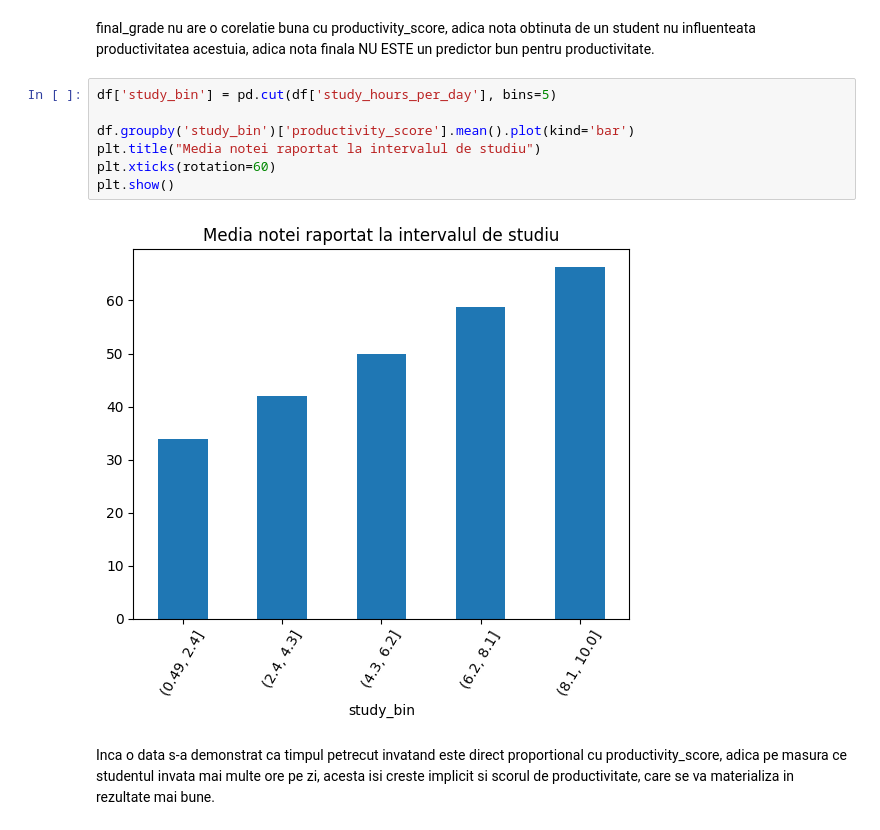
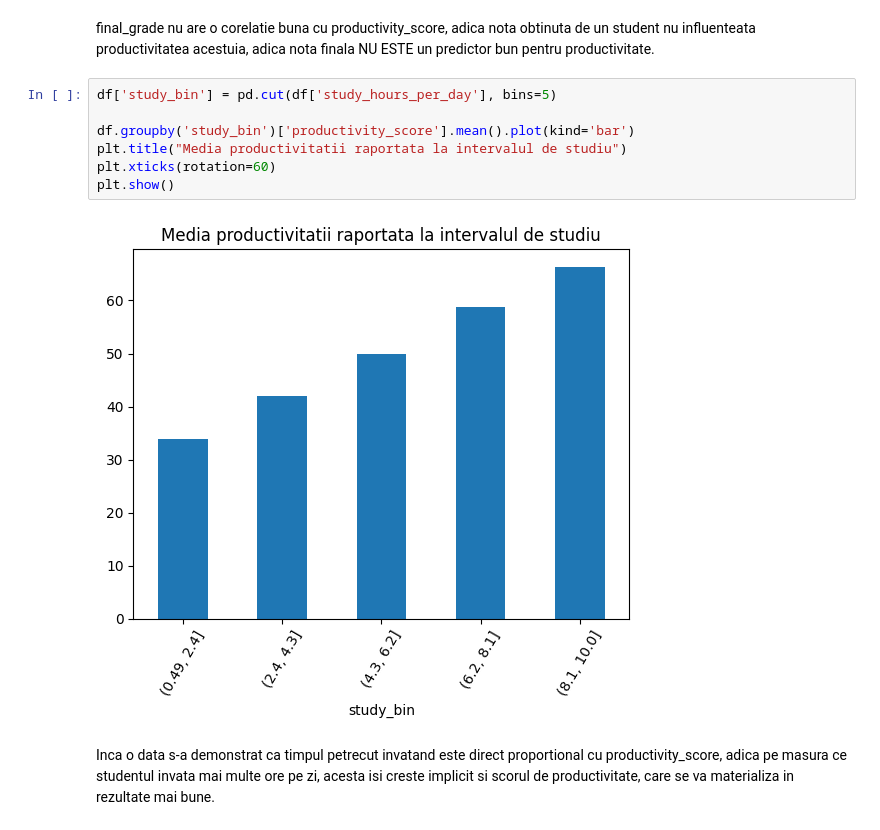
Before and after one commit to tbno9/Sisteme_Inteligente_proiect, a Jupyter notebook: ml_prezicere.ipynb, the cells around one changed output. Cells and saved outputs as stored; diff of their text form.

```diff
--- a/ml_prezicere.ipynb
+++ b/ml_prezicere.ipynb
@@ -78,12 +78,12 @@ final_grade nu are o corelatie buna cu productivity_score, adica nota obtinuta d
 # %%
 df['study_bin'] = pd.cut(df['study_hours_per_day'], bins=5)
 
 df.groupby('study_bin')['productivity_score'].mean().plot(kind='bar')
-plt.title("Media notei raportat la intervalul de studiu")
+plt.title("Media productivitatii raportata la intervalul de studiu")
 plt.xticks(rotation=60)
 plt.show()
 # %% [output]
-[figure, old version]
+[figure, new version]
 # %% [markdown]
 Inca o data s-a demonstrat ca timpul petrecut invatand este direct proportional cu productivity_score, adica pe masura ce studentul invata mai multe ore pe zi, acesta isi creste implicit si scorul de productivitate, care se va materializa in rezultate mai bune.
 # %%
```
Also changed, not shown: parts of 8 cells of this notebook.
